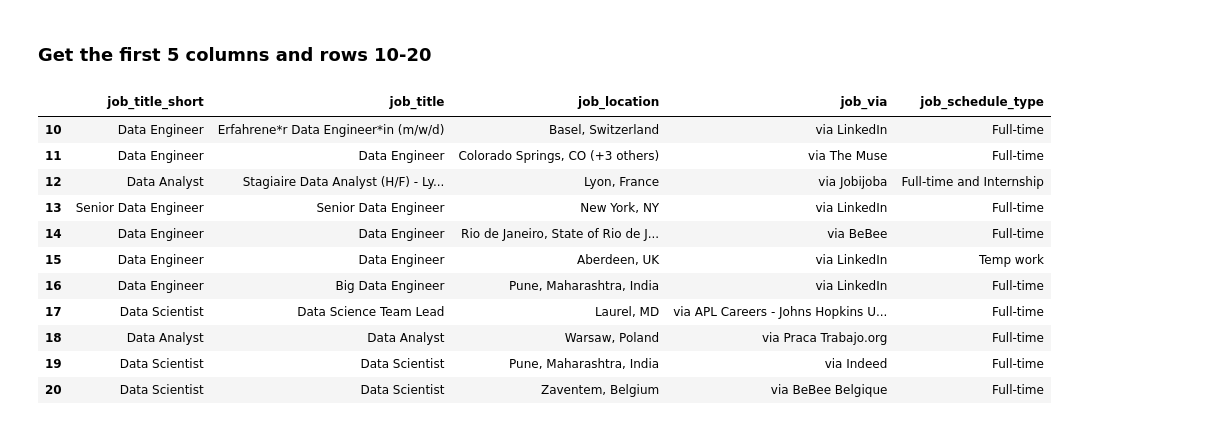
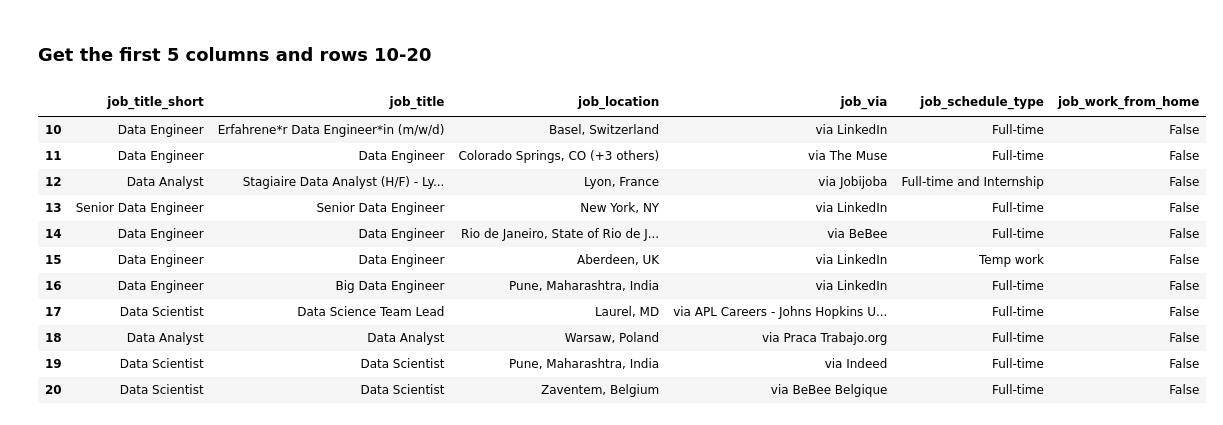
Before and after one commit to dateenbee2442/PYTHON_CORE_TOPICS, a Jupyter notebook: ADVANCE_LEVEL/Panda_Accessing_Data.ipynb, the cells around one changed output. Cells and saved outputs as stored; diff of their text form; code cells hidden in the pictures.

Commit message:
filtering data

```diff
--- a/ADVANCE_LEVEL/Panda_Accessing_Data.ipynb
+++ b/ADVANCE_LEVEL/Panda_Accessing_Data.ipynb
@@ -75,17 +75,17 @@ df.loc[:10, 'job_skills':]
 # %% [markdown]
 ### Get the first 5 columns and rows 10-20
 # %%
-df.loc[10:20, 'job_title_short': 'job_schedule_type']
+df.loc[10:20, 'job_title_short': 'job_work_from_home']
 # %% [output]
-|  | job_title_short | job_title | job_location | job_via | job_schedule_type |
-| 10 | Data Engineer | Erfahrene*r Data Engineer*in (m/w/d) | Basel, Switzerland | via LinkedIn | Full-time |
-| 11 | Data Engineer | Data Engineer | Colorado Springs, CO (+3 others) | via The Muse | Full-time |
-| 12 | Data Analyst | Stagiaire Data Analyst (H/F) - Ly... | Lyon, France | via Jobijoba | Full-time and Internship |
-| 13 | Senior Data Engineer | Senior Data Engineer | New York, NY | via LinkedIn | Full-time |
-| 14 | Data Engineer | Data Engineer | Rio de Janeiro, State of Rio de J... | via BeBee | Full-time |
-| 15 | Data Engineer | Data Engineer | Aberdeen, UK | via LinkedIn | Temp work |
-| 16 | Data Engineer | Big Data Engineer | Pune, Maharashtra, India | via LinkedIn | Full-time |
-| 17 | Data Scientist | Data Science Team Lead | Laurel, MD | via APL Careers - Johns Hopkins U... | Full-time |
-| 18 | Data Analyst | Data Analyst | Warsaw, Poland | via Praca Trabajo.org | Full-time |
-| 19 | Data Scientist | Data Scientist | Pune, Maharashtra, India | via Indeed | Full-time |
-| 20 | Data Scientist | Data Scientist | Zaventem, Belgium | via BeBee Belgique | Full-time |
+|  | job_title_short | job_title | job_location | job_via | job_schedule_type | job_work_from_home |
+| 10 | Data Engineer | Erfahrene*r Data Engineer*in (m/w/d) | Basel, Switzerland | via LinkedIn | Full-time | False |
+| 11 | Data Engineer | Data Engineer | Colorado Springs, CO (+3 others) | via The Muse | Full-time | False |
+| 12 | Data Analyst | Stagiaire Data Analyst (H/F) - Ly... | Lyon, France | via Jobijoba | Full-time and Internship | False |
+| 13 | Senior Data Engineer | Senior Data Engineer | New York, NY | via LinkedIn | Full-time | False |
+| 14 | Data Engineer | Data Engineer | Rio de Janeiro, State of Rio de J... | via BeBee | Full-time | False |
+| 15 | Data Engineer | Data Engineer | Aberdeen, UK | via LinkedIn | Temp work | False |
+| 16 | Data Engineer | Big Data Engineer | Pune, Maharashtra, India | via LinkedIn | Full-time | False |
+| 17 | Data Scientist | Data Science Team Lead | Laurel, MD | via APL Careers - Johns Hopkins U... | Full-time | False |
+| 18 | Data Analyst | Data Analyst | Warsaw, Poland | via Praca Trabajo.org | Full-time | False |
+| 19 | Data Scientist | Data Scientist | Pune, Maharashtra, India | via Indeed | Full-time | False |
+| 20 | Data Scientist | Data Scientist | Zaventem, Belgium | via BeBee Belgique | Full-time | False |
```
Also changed, not shown: parts of 2 cells of this notebook.
